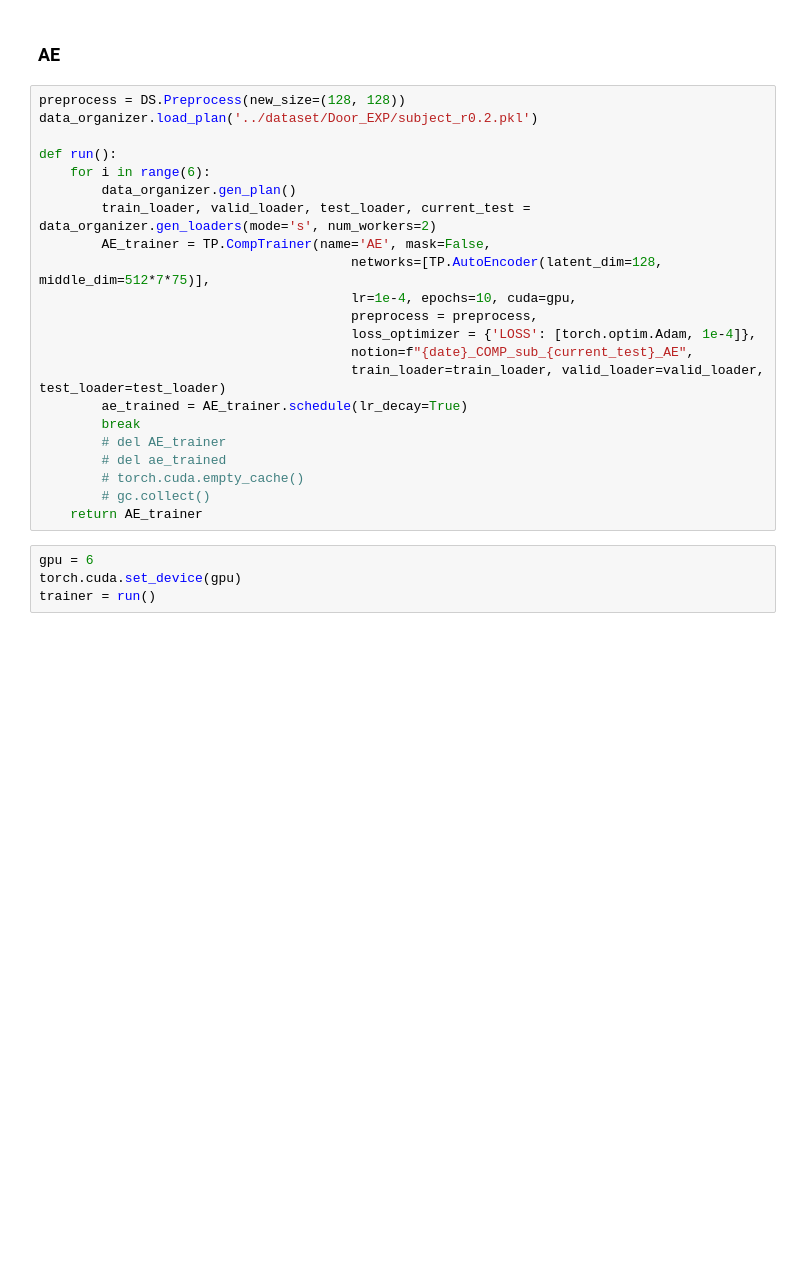
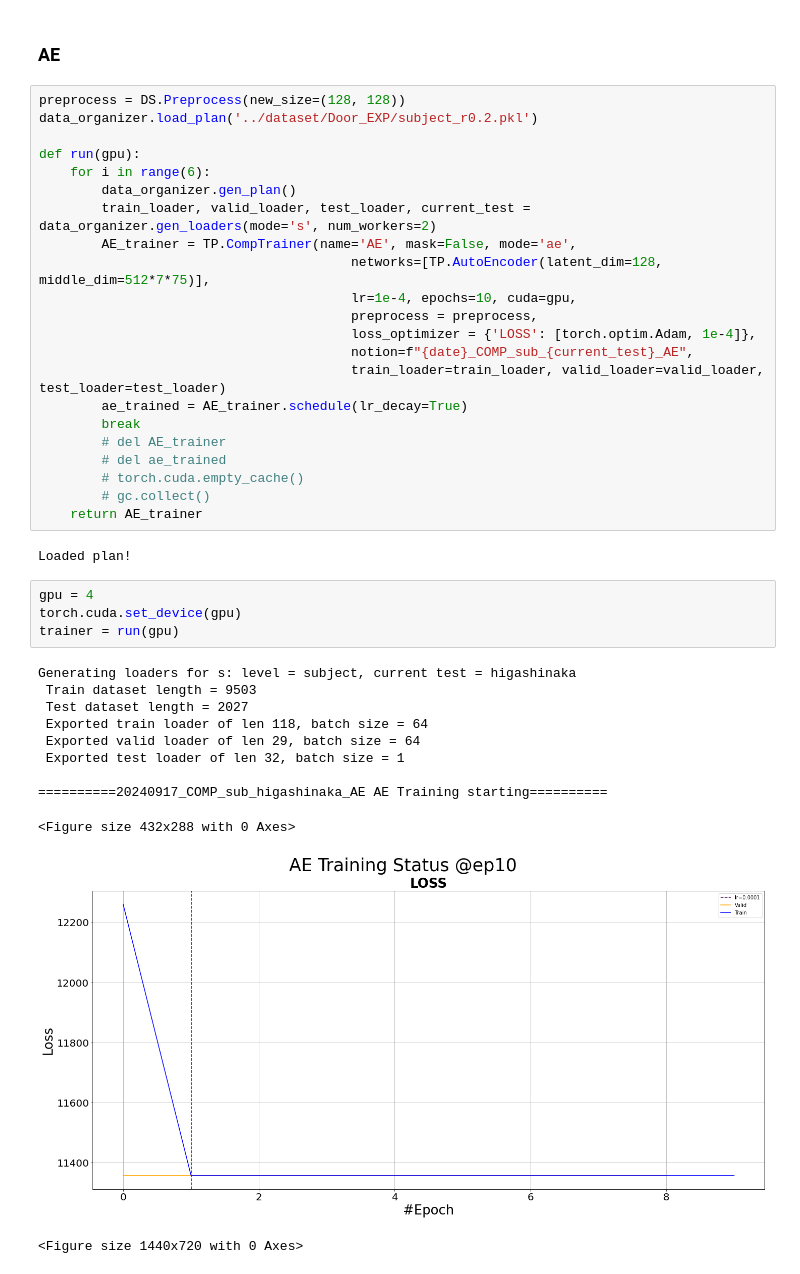
Before and after one commit to MilkywayCocktail/Models, a Jupyter notebook: Script-DoorEXP-Comp-sub-AE.ipynb, the cells around one changed output. Drawn from its saved outputs; the diff is of its cells as text; blank space fills up the shorter version.

```diff
--- a/Script-DoorEXP-Comp-sub-AE.ipynb
+++ b/Script-DoorEXP-Comp-sub-AE.ipynb
@@ -27,11 +45,11 @@ data_organizer.load()
 preprocess = DS.Preprocess(new_size=(128, 128))
 data_organizer.load_plan('../dataset/Door_EXP/subject_r0.2.pkl')
 
-def run():
+def run(gpu):
     for i in range(6):
         data_organizer.gen_plan()
         train_loader, valid_loader, test_loader, current_test = data_organizer.gen_loaders(mode='s', num_workers=2)
-        AE_trainer = TP.CompTrainer(name='AE', mask=False,
+        AE_trainer = TP.CompTrainer(name='AE', mask=False, mode='ae',
                                         networks=[TP.AutoEncoder(latent_dim=128, middle_dim=512*7*75)],
                                         lr=1e-4, epochs=10, cuda=gpu,
                                         preprocess = preprocess,
@@ -45,7 +63,21 @@ def run():
         # torch.cuda.empty_cache()
         # gc.collect()
     return AE_trainer
+# %% [output]
+Loaded plan!
 # %%
-gpu = 6
+gpu = 4
 torch.cuda.set_device(gpu)
-trainer = run()
+trainer = run(gpu)
+# %% [output]
+Generating loaders for s: level = subject, current test = higashinaka
+ Train dataset length = 9503
+ Test dataset length = 2027
+ Exported train loader of len 118, batch size = 64
+ Exported valid loader of len 29, batch size = 64
+ Exported test loader of len 32, batch size = 1
+
+==========20240917_COMP_sub_higashinaka_AE AE Training starting==========
+<Figure size 432x288 with 0 Axes>
+[figure, added]
+<Figure size 1440x720 with 0 Axes>
```
Also changed, not shown: parts of 2 cells of this notebook, 4 other files.
